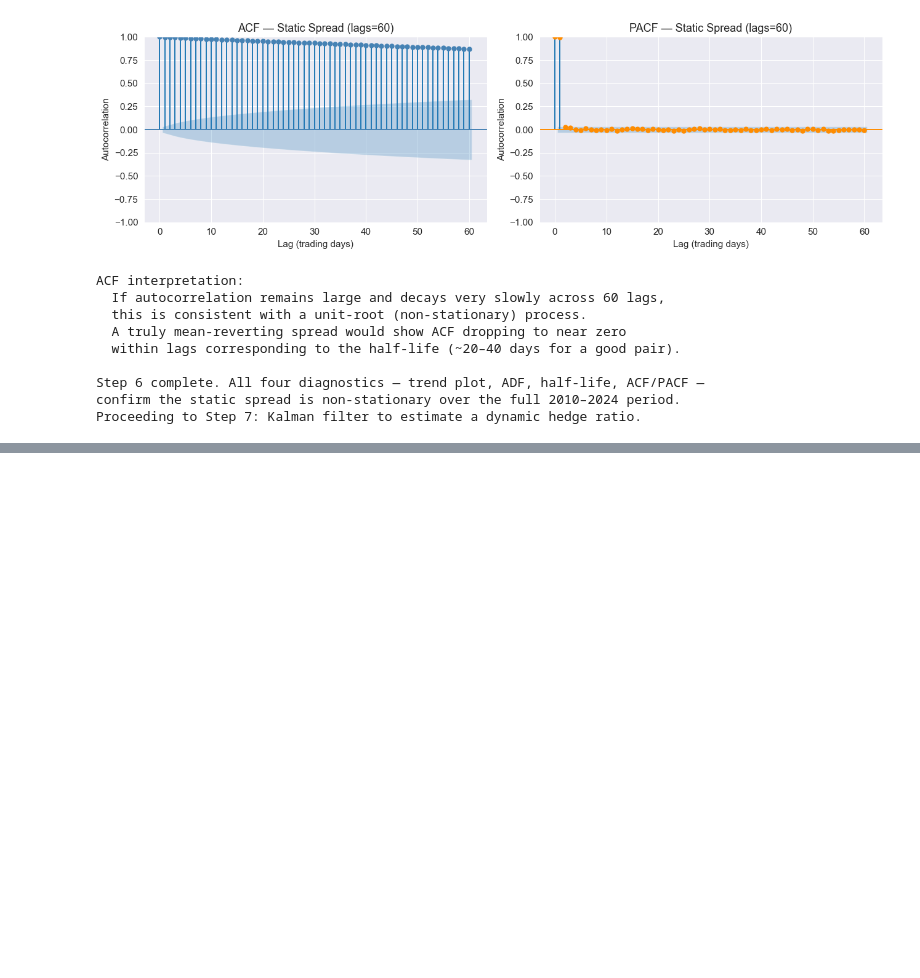
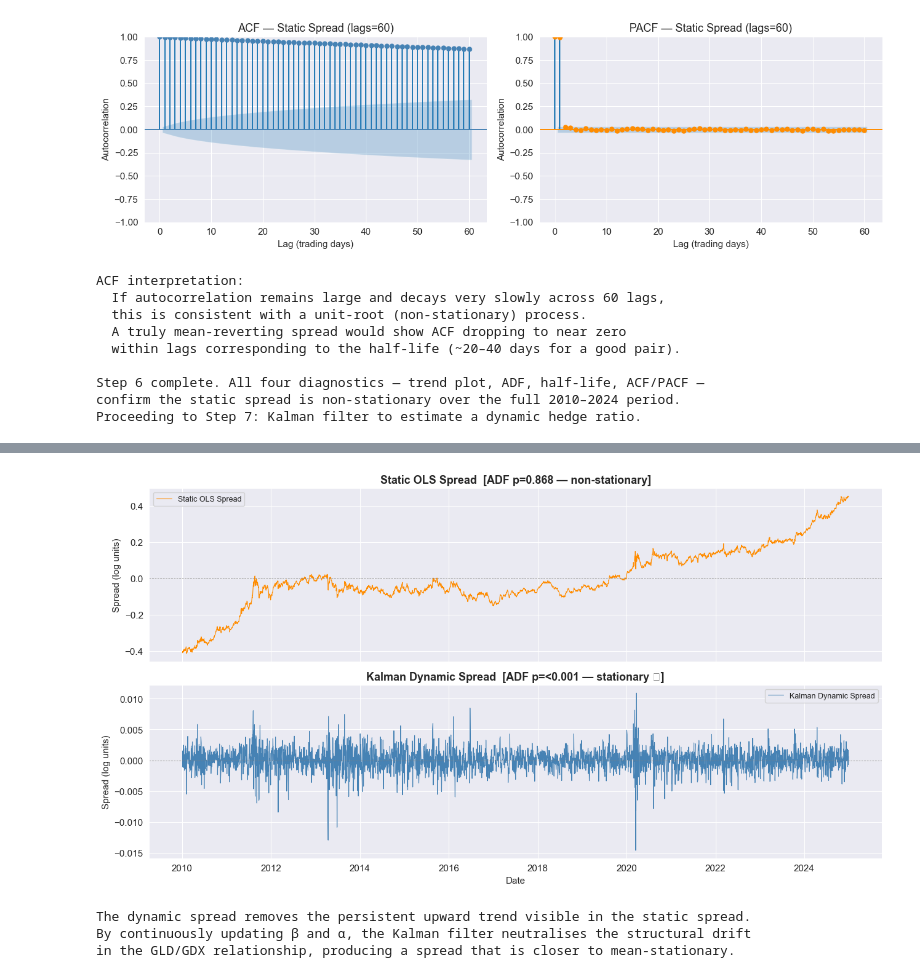
Before and after one commit to abhikapu6/quantProject, a Jupyter notebook: notebook.ipynb, the cells around one changed output, grey strips where cells are left out. Saved outputs shown, nothing was run; the diff lists cells and outputs as text; code cells hidden in the pictures; blank space fills up the shorter version.

```diff
--- a/notebook.ipynb
+++ b/notebook.ipynb
@@ -1079,0 +1299,36 @@ Proceeding to Step 7: Kalman filter to estimate a dynamic hedge ratio.
+# %%
+# --- Plot 2: Static vs Dynamic Spread Comparison ---
+
+fig, axes = plt.subplots(2, 1, figsize=(13, 7), sharex=True)
+
+# Panel 1: Static spread
+axes[0].plot(static_spread.index, static_spread,
+             color='darkorange', linewidth=0.8, label='Static OLS Spread')
+axes[0].axhline(0, color='grey', linestyle='--', linewidth=0.6)
+axes[0].set_ylabel('Spread (log units)')
+axes[0].set_title(f'Static OLS Spread  [ADF p={ss_pval:.3f} — non-stationary]', fontweight='bold')
+axes[0].legend(fontsize=9)
+
+# Panel 2: Dynamic (Kalman) spread
+axes[1].plot(dynamic_spread.index, dynamic_spread,
+             color='steelblue', linewidth=0.8, label='Kalman Dynamic Spread')
+axes[1].axhline(0, color='grey', linestyle='--', linewidth=0.6)
+axes[1].set_ylabel('Spread (log units)')
+axes[1].set_xlabel('Date')
+p_label = f'{dyn_pval:.4f}' if dyn_pval >= 0.001 else '<0.001'
+axes[1].set_title(f'Kalman Dynamic Spread  [ADF p={p_label} — {"stationary ✓" if dyn_pval < 0.05 else "non-stationary"}]',
+                  fontweight='bold')
+axes[1].legend(fontsize=9)
+
+plt.tight_layout()
+plt.savefig('data/plot_spread_comparison.png', dpi=150)
+plt.show()
+
+print("The dynamic spread removes the persistent upward trend visible in the static spread.")
+print("By continuously updating β and α, the Kalman filter neutralises the structural drift")
+print("in the GLD/GDX relationship, producing a spread that is closer to mean-stationary.")
+# %% [output]
+[figure, added]
+The dynamic spread removes the persistent upward trend visible in the static spread.
+By continuously updating β and α, the Kalman filter neutralises the structural drift
+in the GLD/GDX relationship, producing a spread that is closer to mean-stationary.
```
Also changed, not shown: parts of 10 cells of this notebook, 13 other files.
